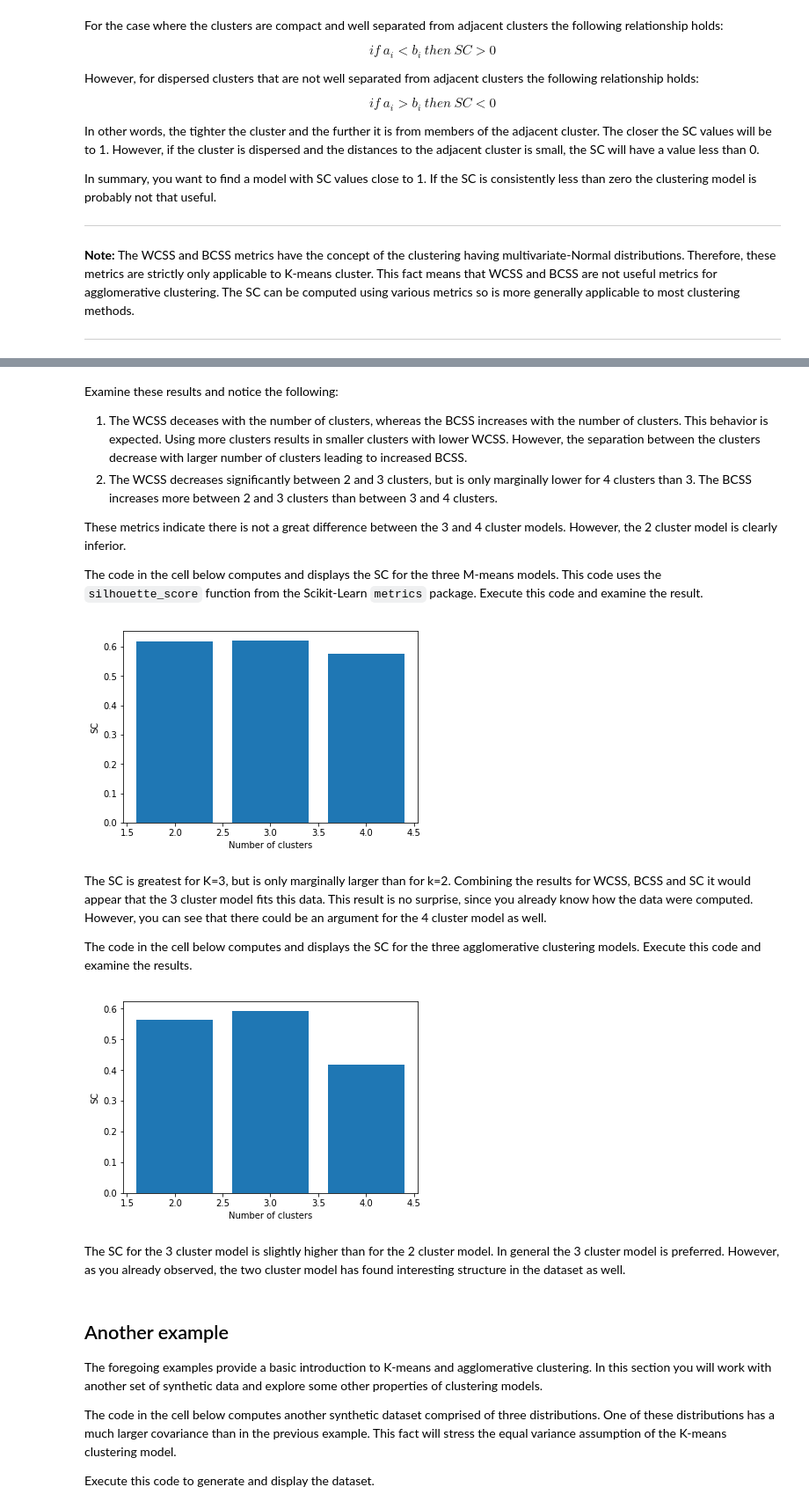
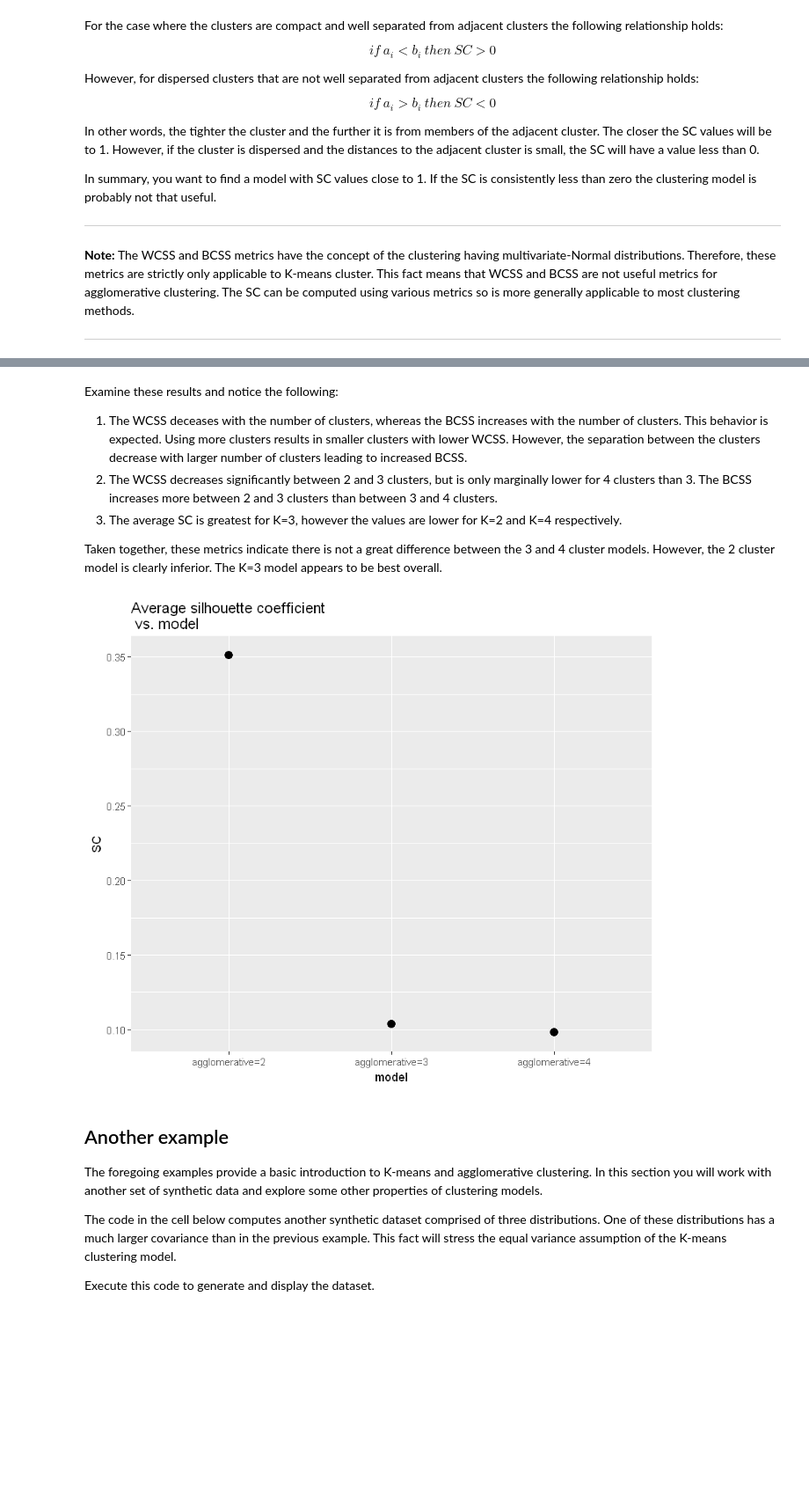
Before and after one commit to vijayraavi/Principles-of-Machine-Learning-R, a Jupyter notebook: Module7/IntroToUnsupervisedLearning.ipynb, the cells around one changed output, grey strips where cells are left out. Shown at 88% size. Cells and saved outputs as stored; diff of their text form; code cells hidden in the pictures; blank space fills up the shorter version.

```diff
--- a/Module7/IntroToUnsupervisedLearning.ipynb
+++ b/Module7/IntroToUnsupervisedLearning.ipynb
@@ -335,35 +335,19 @@ plot_WCSS_km(km_models, sample)
 Examine these results and notice the following:
 1. The WCSS deceases with the number of clusters, whereas the BCSS increases with the number of clusters. This behavior is expected. Using more clusters results in smaller clusters with lower WCSS. However, the separation between the clusters decrease with larger number of clusters leading to increased BCSS.
 2. The WCSS decreases significantly between 2 and 3 clusters, but is only marginally lower for 4 clusters than 3. The BCSS increases more between 2 and 3 clusters than between 3 and 4 clusters.
+3. The average SC is greatest for K=3, however the values are lower for K=2 and K=4 respectively.
 
-These metrics indicate there is not a great difference between the 3 and 4 cluster models. However, the 2 cluster  model is clearly inferior.
-
-The code in the cell below computes and displays the SC for the three M-means models. This code uses the `silhouette_score` function from the Scikit-Learn `metrics` package. Execute this code and examine the result.
+Taken together, these metrics indicate there is not a great difference between the 3 and 4 cluster models. However, the 2 cluster  model is clearly inferior. The K=3 model appears to be best overall.
-# %%
-assignment_list = [assignments_km2, assignments_km3, assignments_km4]
-
-def plot_sillohette(samples, assignments, x_lab = 'Number of clusters'):
-    silhouette = [silhouette_score(samples[:,0:1], a) for a in assignments]
-    n_clusts = range(2, len(silhouette) + 2)
-    plt.bar(n_clusts, silhouette)
-    plt.xlabel(x_lab)
-    plt.ylabel('SC')
-    plt.show()
-
-plot_sillohette(sample, assignment_list)
-# %% [output]
-[figure, removed]
-# %% [markdown]
-The SC is greatest for K=3, but is only marginally larger than for k=2. Combining the results for WCSS, BCSS and SC it would appear that the 3 cluster model fits this data. This result is no surprise, since you already know how the data were computed. However, you can see that there could be an argument for the 4 cluster model as well.
-
-The code in the cell below computes and displays the SC for the three agglomerative clustering models. Execute this code and examine the results.
-# %%
-assignment_list = [assignments_ag2, assignments_ag3, assignments_ag4]
-plot_sillohette(sample, assignment_list)
-# %% [output]
-[figure, removed]
-# %% [markdown]
-The SC for the 3 cluster model is slightly higher than for the 2 cluster model. In general the 3 cluster model is preferred. However, as you already observed, the two cluster model has found interesting structure in the dataset as well.
+# %%
+SC_metrics = data.frame(model = c('agglomerative=2', 'agglomerative=3', 'agglomerative=4'),
+                        SC = c(mean(silhouette(agglomerative_2, dist_mat)[,3]),
+                                mean(silhouette(agglomerative_3, dist_mat)[,3]),
+                                mean(silhouette(agglomerative_4, dist_mat)[,3])))
+
+ggplot(SC_metrics, aes(model, SC)) + geom_point(size = 3) +
+                ggtitle('Average silhouette coefficient \n vs. model')
+# %% [output]
+[figure, added]
 # %% [markdown]
 ## Another example
 
```
Also changed, not shown: parts of 19 cells of this notebook.
